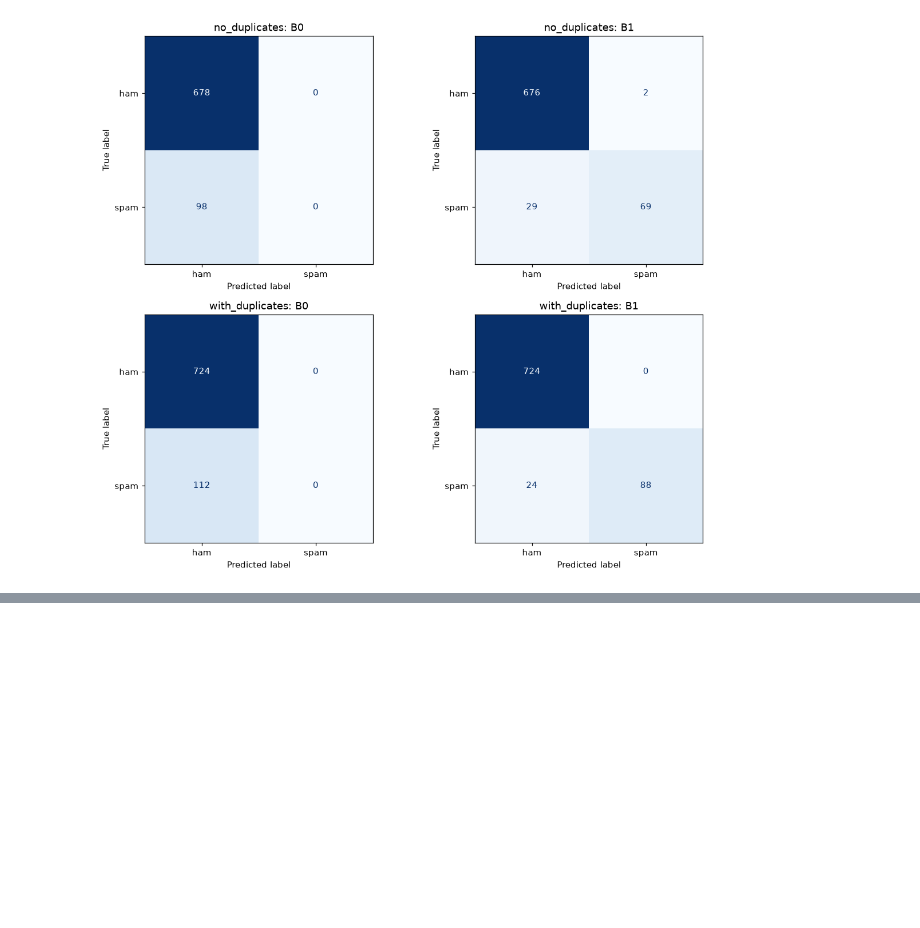
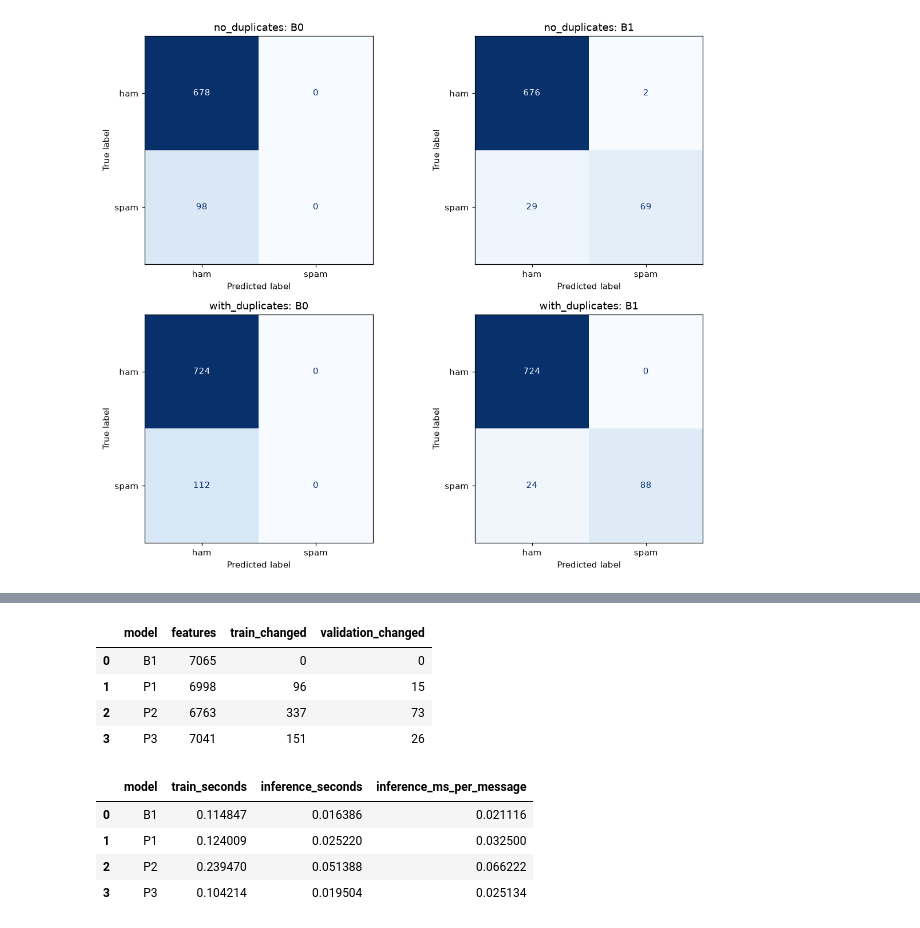
Before and after one commit to Egor332/PPD_Proj, a Jupyter notebook: eda.ipynb, the cells around one changed output, grey strips where cells are left out. Drawn from its saved outputs; the diff is of its cells as text; code cells hidden in the pictures; blank space fills up the shorter version.

```diff
--- a/eda.ipynb
+++ b/eda.ipynb
@@ -886,0 +964,25 @@ plt.close(fig)
+# %%
+preprocessing_changes = pd.DataFrame([
+    {
+        "model": result.model_name,
+        "features": result.metadata["feature_count"],
+        "train_changed": result.metadata["preprocessing_summary"]["train"]["changed_records"],
+        "validation_changed": result.metadata["preprocessing_summary"]["val"]["changed_records"],
+    }
+    for result in preprocessing_results
+])
+display(preprocessing_changes)
+display(preprocessing_comparison[[
+    "model", "train_seconds", "inference_seconds", "inference_ms_per_message",
+]].round(6))
+# %% [output]
+|  | model | features | train_changed | validation_changed |
+| 0 | B1 | 7065 | 0 | 0 |
+| 1 | P1 | 6998 | 96 | 15 |
+| 2 | P2 | 6763 | 337 | 73 |
+| 3 | P3 | 7041 | 151 | 26 |
+|  | model | train_seconds | inference_seconds | inference_ms_per_message |
+| 0 | B1 | 0.114847 | 0.016386 | 0.021116 |
+| 1 | P1 | 0.124009 | 0.025220 | 0.032500 |
+| 2 | P2 | 0.239470 | 0.051388 | 0.066222 |
+| 3 | P3 | 0.104214 | 0.019504 | 0.025134 |
```
Also changed, not shown: parts of 4 cells of this notebook, 21 other files.
